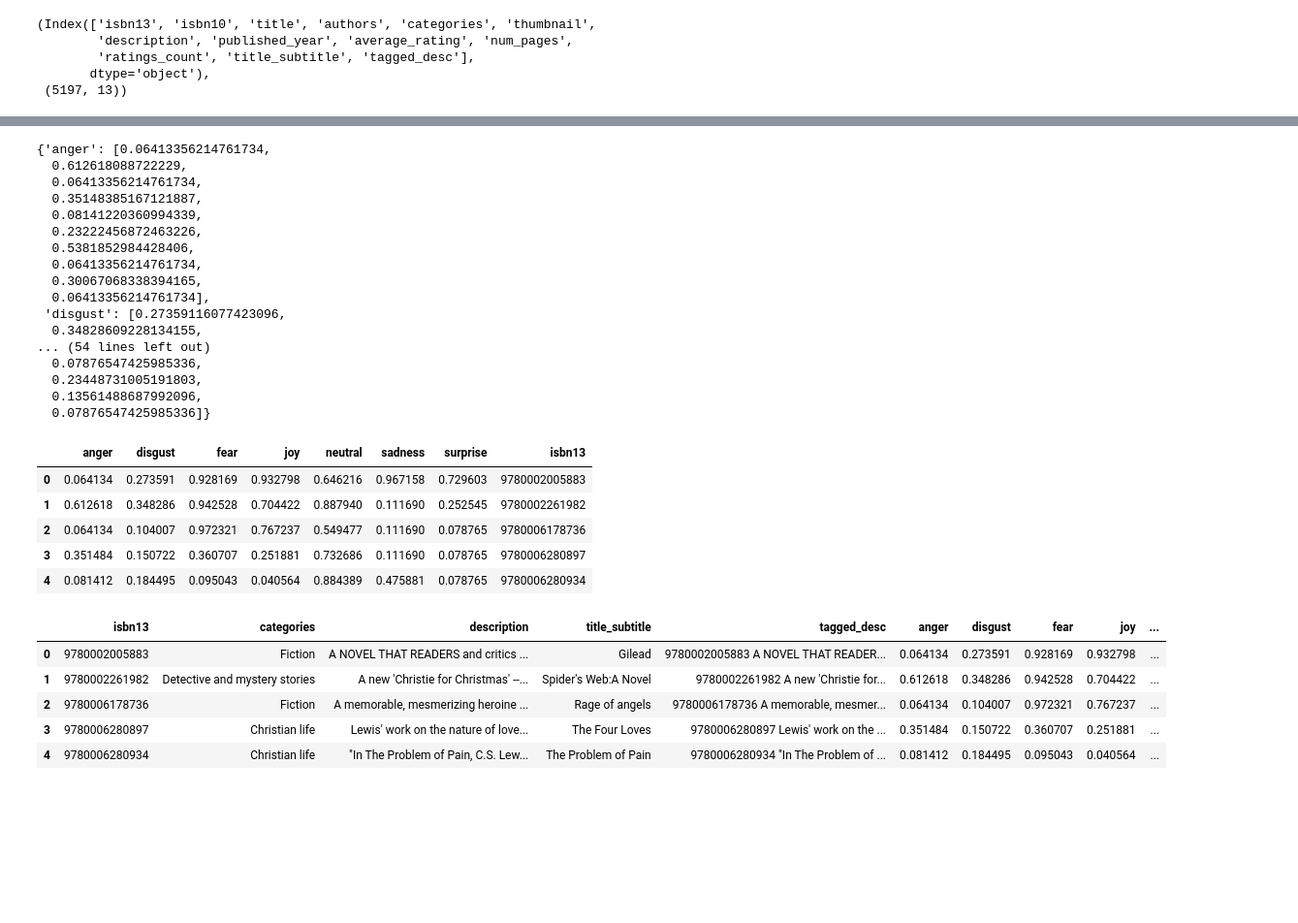
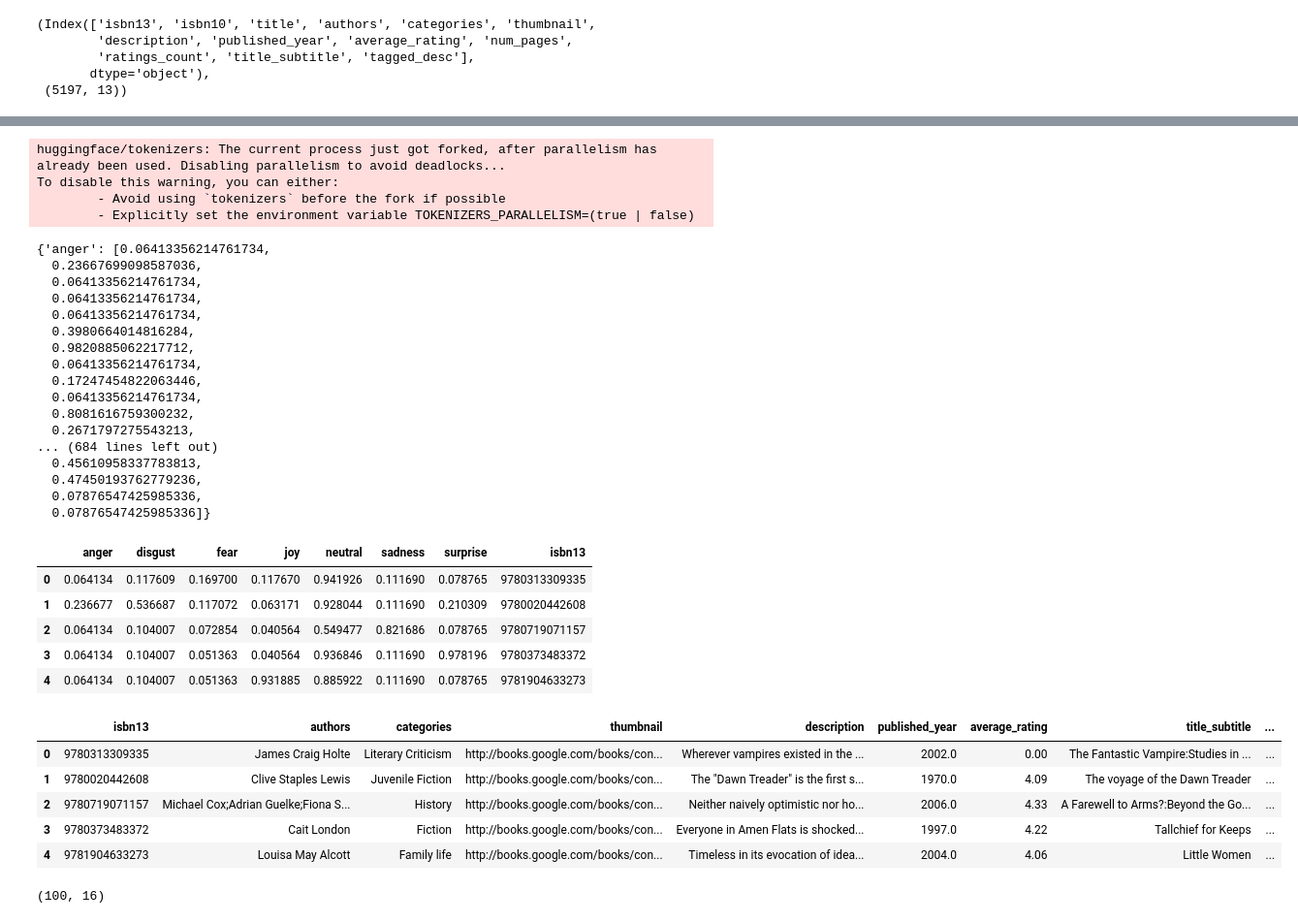
Before and after one commit to chibuikeeugene/nlp_projects, a Jupyter notebook: semantic_book_recommender_search_app/research/book_sentiment_analysis.ipynb, the cells around one changed output, grey strips where cells are left out. Shown at 97% size. Cells and saved outputs as stored; diff of their text form; code cells hidden in the pictures; blank space fills up the shorter version.

```diff
--- a/semantic_book_recommender_search_app/research/book_sentiment_analysis.ipynb
+++ b/semantic_book_recommender_search_app/research/book_sentiment_analysis.ipynb
@@ -26,7 +26,7 @@ df.columns, df.shape
  (5197, 13))
 # %%
 # to reduce computing time, we wil select just a 1000 records
-df = df[['isbn13','categories','description', 'title_subtitle', 'tagged_desc']]
-df.sample(n=1000, random_state=42)
-df.head()
+df = df[['isbn13','authors','categories','thumbnail','description','published_year', 'average_rating', 'title_subtitle', 'tagged_desc']]
+df_new = df.sample(n=1000, random_state=42).reset_index(drop=True)
+df_new.shape
 # %% [output]
@@ -117,34 +116,39 @@ emotion_labels = ['anger', 'disgust', 'fear', 'joy', 'neutral', 'sadness', 'surp
 emotion_scores = {label: [] for label in emotion_labels}
 
 # selected a few records and return their emotional sentiments
-num_of_records = 10
+num_of_records = 100
 isbn = []
 for _ in tqdm(range(num_of_records)):
-    isbn.append(df['isbn13'][_])
-    sentence = df['description'][_].split('.')
+    isbn.append(df_new['isbn13'][_])
+    sentence = df_new['description'][_].split('.')
     pred = classifier(sentence)
     scores = compute_the_max_emotion_scores(pred)
     for label in emotion_labels:
         emotion_scores[label].append(scores[label])
+# %% [output]
+huggingface/tokenizers: The current process just got forked, after parallelism has already been used. Disabling parallelism to avoid deadlocks...
+To disable this warning, you can either:
+        - Avoid using `tokenizers` before the fork if possible
+        - Explicitly set the environment variable TOKENIZERS_PARALLELISM=(true | false)
 # %%
 emotion_scores
 # %% [output]
 {'anger': [0.06413356214761734,
-  0.612618088722229,
+  0.23667699098587036,
   0.06413356214761734,
-  0.35148385167121887,
-  0.08141220360994339,
-  0.23222456872463226,
-  0.5381852984428406,
   0.06413356214761734,
-  0.30067068338394165,
-  0.06413356214761734],
- 'disgust': [0.27359116077423096,
-  0.34828609228134155,
-... (54 lines left out)
+  0.06413356214761734,
+  0.3980664014816284,
+  0.9820885062217712,
+  0.06413356214761734,
+  0.17247454822063446,
+  0.06413356214761734,
+  0.8081616759300232,
+  0.2671797275543213,
+... (684 lines left out)
+  0.45610958337783813,
+  0.47450193762779236,
   0.07876547425985336,
-  0.23448731005191803,
-  0.13561488687992096,
   0.07876547425985336]}
 # %%
 # creating a dataframe
@@ -153,19 +157,19 @@ emotions_df['isbn13'] =  isbn
 emotions_df.head()
 # %% [output]
 |  | anger | disgust | fear | joy | neutral | sadness | surprise | isbn13 |
-| 0 | 0.064134 | 0.273591 | 0.928169 | 0.932798 | 0.646216 | 0.967158 | 0.729603 | 9780002005883 |
-| 1 | 0.612618 | 0.348286 | 0.942528 | 0.704422 | 0.887940 | 0.111690 | 0.252545 | 9780002261982 |
-| 2 | 0.064134 | 0.104007 | 0.972321 | 0.767237 | 0.549477 | 0.111690 | 0.078765 | 9780006178736 |
-| 3 | 0.351484 | 0.150722 | 0.360707 | 0.251881 | 0.732686 | 0.111690 | 0.078765 | 9780006280897 |
-| 4 | 0.081412 | 0.184495 | 0.095043 | 0.040564 | 0.884389 | 0.475881 | 0.078765 | 9780006280934 |
+| 0 | 0.064134 | 0.117609 | 0.169700 | 0.117670 | 0.941926 | 0.111690 | 0.078765 | 9780313309335 |
+| 1 | 0.236677 | 0.536687 | 0.117072 | 0.063171 | 0.928044 | 0.111690 | 0.210309 | 9780020442608 |
+| 2 | 0.064134 | 0.104007 | 0.072854 | 0.040564 | 0.549477 | 0.821686 | 0.078765 | 9780719071157 |
+| 3 | 0.064134 | 0.104007 | 0.051363 | 0.040564 | 0.936846 | 0.111690 | 0.978196 | 9780373483372 |
+| 4 | 0.064134 | 0.104007 | 0.051363 | 0.931885 | 0.885922 | 0.111690 | 0.078765 | 9781904633273 |
 # %%
 # merging the emotions_df to the original df
-df = pd.merge(df, emotions_df, on='isbn13')
-df.head()
+df_new_with_emotions = pd.merge(df_new, emotions_df, on='isbn13')
+df_new_with_emotions.head()
 # %% [output]
-|  | isbn13 | categories | description | title_subtitle | tagged_desc | anger | disgust | fear | joy | ... |
-| 0 | 9780002005883 | Fiction | A NOVEL THAT READERS and critics ... | Gilead | 9780002005883 A NOVEL THAT READER... | 0.064134 | 0.273591 | 0.928169 | 0.932798 | ... |
-| 1 | 9780002261982 | Detective and mystery stories | A new 'Christie for Christmas' --... | Spider's Web:A Novel | 9780002261982 A new 'Christie for... | 0.612618 | 0.348286 | 0.942528 | 0.704422 | ... |
-| 2 | 9780006178736 | Fiction | A memorable, mesmerizing heroine ... | Rage of angels | 9780006178736 A memorable, mesmer... | 0.064134 | 0.104007 | 0.972321 | 0.767237 | ... |
-| 3 | 9780006280897 | Christian life | Lewis' work on the nature of love... | The Four Loves | 9780006280897 Lewis' work on the ... | 0.351484 | 0.150722 | 0.360707 | 0.251881 | ... |
-| 4 | 9780006280934 | Christian life | "In The Problem of Pain, C.S. Lew... | The Problem of Pain | 9780006280934 "In The Problem of ... | 0.081412 | 0.184495 | 0.095043 | 0.040564 | ... |
+|  | isbn13 | authors | categories | thumbnail | description | published_year | average_rating | title_subtitle | ... |
+| 0 | 9780313309335 | James Craig Holte | Literary Criticism | http://books.google.com/books/con... | Wherever vampires existed in the ... | 2002.0 | 0.00 | The Fantastic Vampire:Studies in ... | ... |
+| 1 | 9780020442608 | Clive Staples Lewis | Juvenile Fiction | http://books.google.com/books/con... | The "Dawn Treader" is the first s... | 1970.0 | 4.09 | The voyage of the Dawn Treader | ... |
+| 2 | 9780719071157 | Michael Cox;Adrian Guelke;Fiona S... | History | http://books.google.com/books/con... | Neither naively optimistic nor ho... | 2006.0 | 4.33 | A Farewell to Arms?:Beyond the Go... | ... |
+| 3 | 9780373483372 | Cait London | Fiction | http://books.google.com/books/con... | Everyone in Amen Flats is shocked... | 1997.0 | 4.22 | Tallchief for Keeps | ... |
+| 4 | 9781904633273 | Louisa May Alcott | Family life | http://books.google.com/books/con... | Timeless in its evocation of idea... | 2004.0 | 4.06 | Little Women | ... |
@@ -171,0 +178,4 @@ df.head()
+# %%
+df_new_with_emotions.shape
+# %% [output]
+(100, 16)
```
Also changed, not shown: parts of 14 cells of this notebook, 11 other files.
